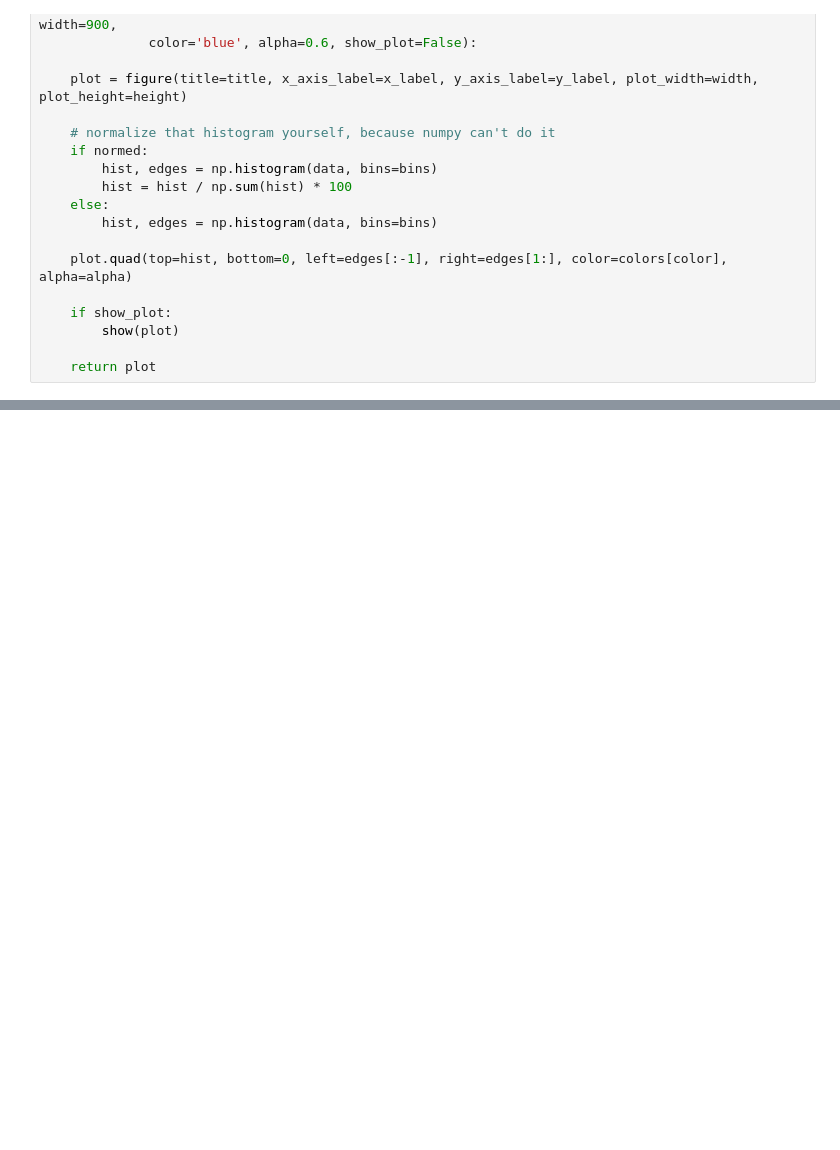
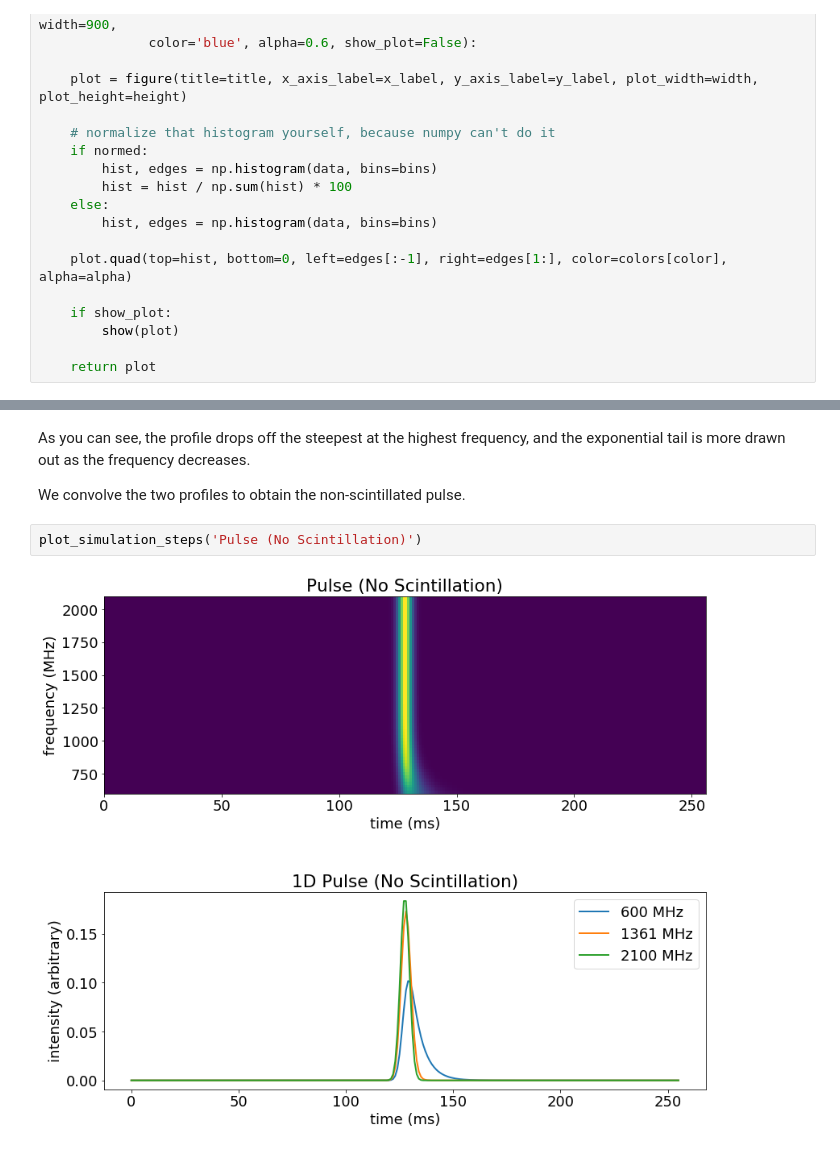
Before and after one commit to DominicL3/hey-aliens, a Jupyter notebook: simulateFRBclassification/FRBs_NN.ipynb, the cells around one changed output, grey strips where cells are left out. Drawn from its saved outputs; the diff is of its cells as text; blank space fills up the shorter version.

```diff
--- a/simulateFRBclassification/FRBs_NN.ipynb
+++ b/simulateFRBclassification/FRBs_NN.ipynb
@@ -260,0 +353,8 @@ class SimulatedFRB(object):
+# %% [markdown]
+As you can see, the profile drops off the steepest at the highest frequency, and the exponential tail is more drawn out as the frequency decreases.
+
+We convolve the two profiles to obtain the non-scintillated pulse.
+# %%
+plot_simulation_steps('Pulse (No Scintillation)')
+# %% [output]
+[figure, added]
```
Also changed, not shown: parts of 88 cells of this notebook, 1 other file.
